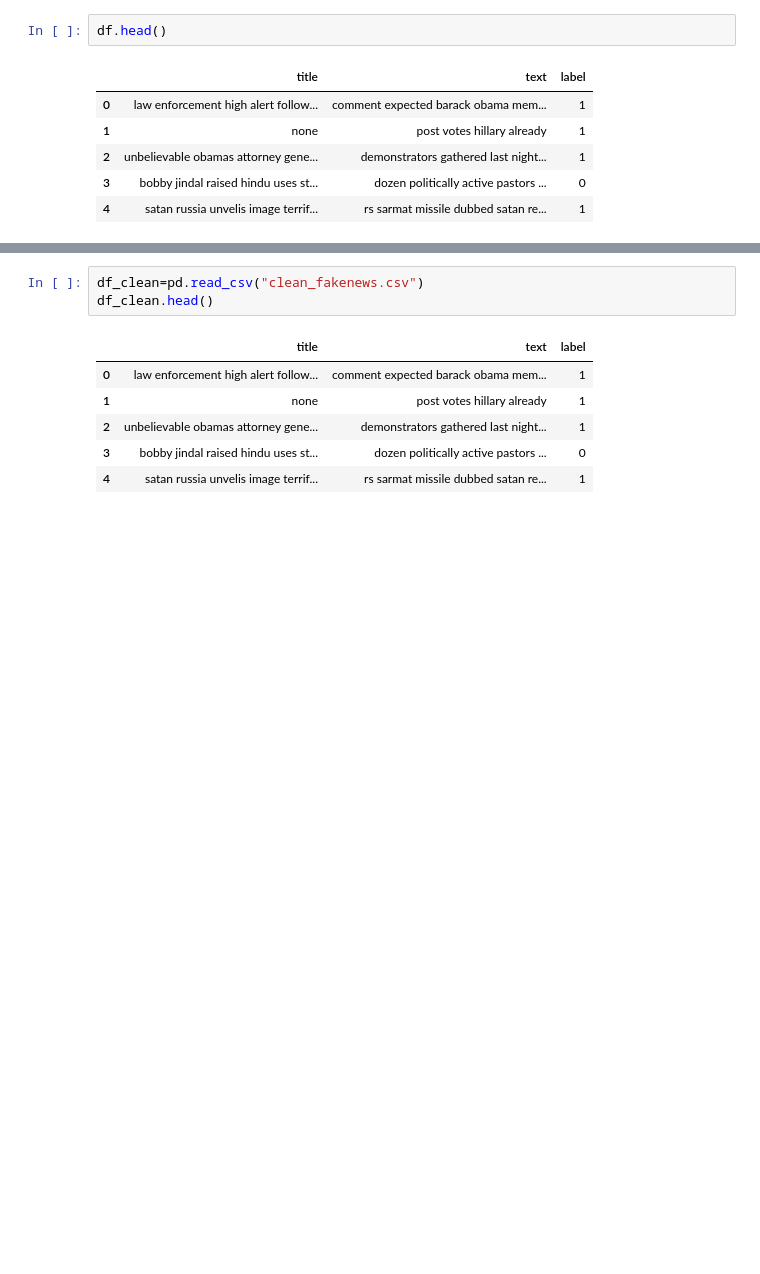
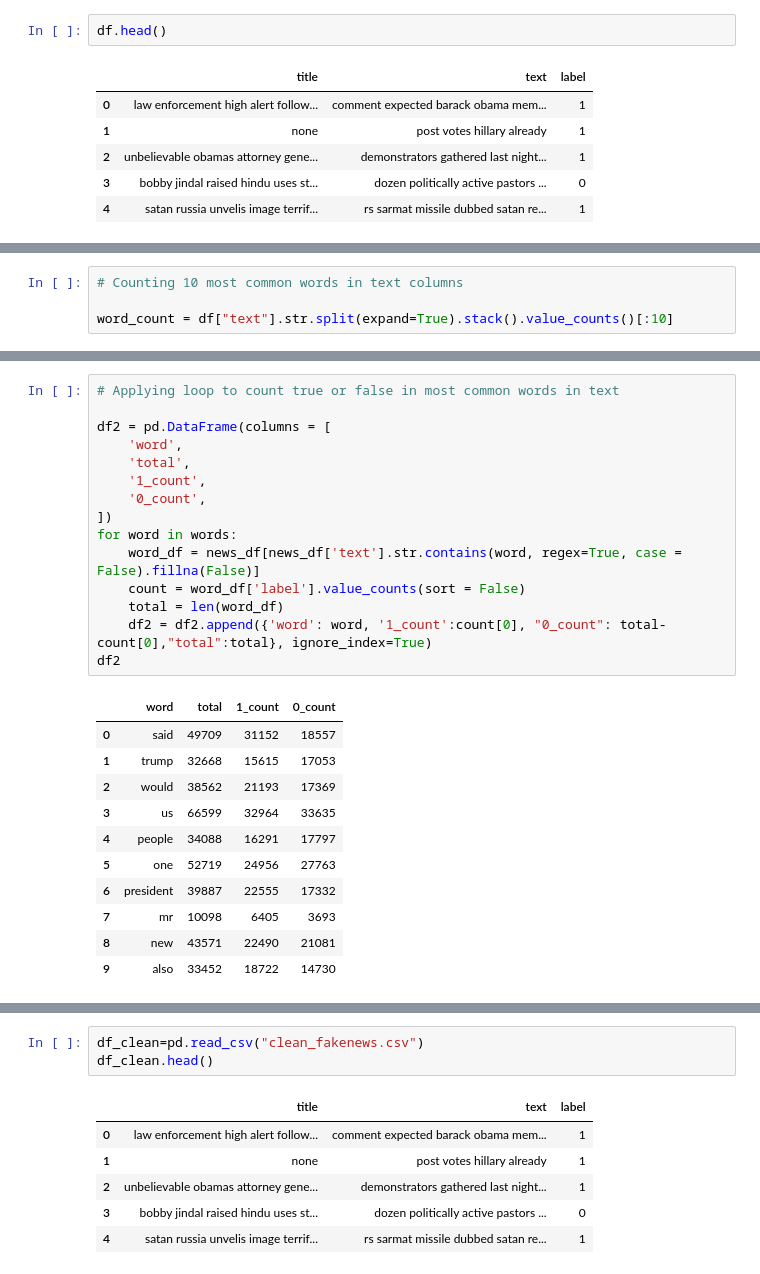
Before and after one commit to ssayhan/Fake_News, a Jupyter notebook: Fake_News_Cleaning.ipynb, the cells around one changed output, grey strips where cells are left out. Drawn from its saved outputs; the diff is of its cells as text; blank space fills up the shorter version.

```diff
--- a/Fake_News_Cleaning.ipynb
+++ b/Fake_News_Cleaning.ipynb
@@ -245,0 +203,4 @@ plt.show()
+# %%
+# Counting 10 most common words in text columns
+
+word_count = df["text"].str.split(expand=True).stack().value_counts()[:10]
@@ -245,0 +252,27 @@ plt.show()
+# %%
+# Applying loop to count true or false in most common words in text
+
+df2 = pd.DataFrame(columns = [
+    'word',
+    'total',
+    '1_count',
+    '0_count',
+])
+for word in words:
+    word_df = news_df[news_df['text'].str.contains(word, regex=True, case = False).fillna(False)]
+    count = word_df['label'].value_counts(sort = False)
+    total = len(word_df)
+    df2 = df2.append({'word': word, '1_count':count[0], "0_count": total-count[0],"total":total}, ignore_index=True)
+df2
+# %% [output]
+|  | word | total | 1_count | 0_count |
+| 0 | said | 49709 | 31152 | 18557 |
+| 1 | trump | 32668 | 15615 | 17053 |
+| 2 | would | 38562 | 21193 | 17369 |
+| 3 | us | 66599 | 32964 | 33635 |
+| 4 | people | 34088 | 16291 | 17797 |
+| 5 | one | 52719 | 24956 | 27763 |
+| 6 | president | 39887 | 22555 | 17332 |
+| 7 | mr | 10098 | 6405 | 3693 |
+| 8 | new | 43571 | 22490 | 21081 |
+| 9 | also | 33452 | 18722 | 14730 |
```
Also changed, not shown: parts of 36 cells of this notebook.
